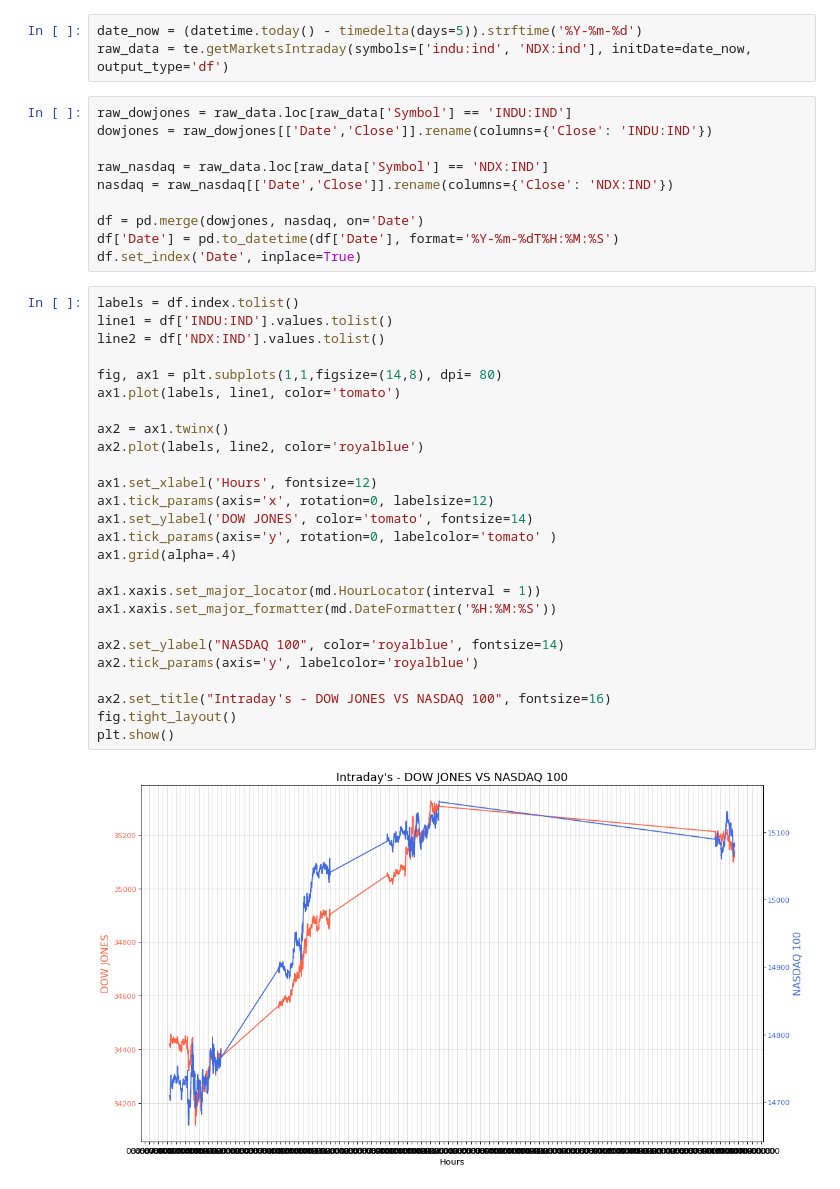
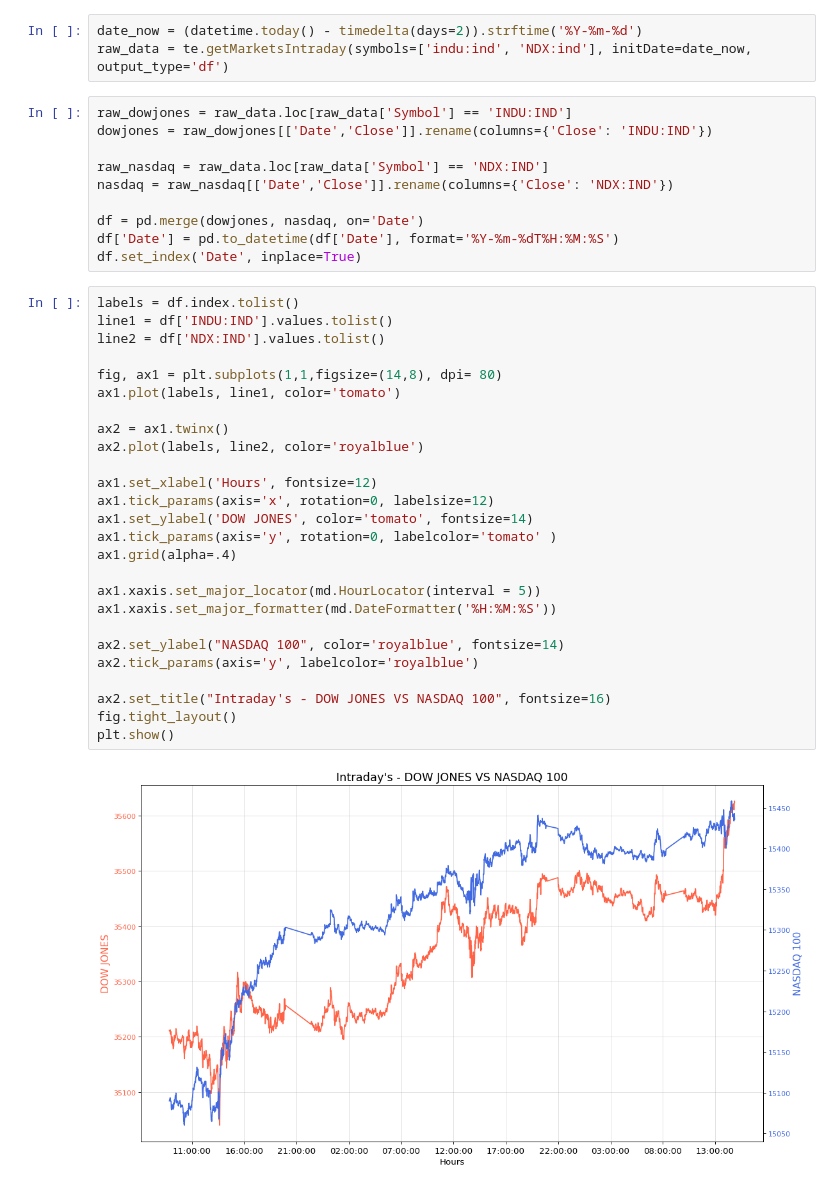
Before and after one commit to tradingeconomics/notebooks, a Jupyter notebook: Stocks/StockIndexesIntraday.ipynb, the cells around one changed output. Drawn from its saved outputs; the diff is of its cells as text.

Commit message:
Fixed dates on plot

```diff
--- a/Stocks/StockIndexesIntraday.ipynb
+++ b/Stocks/StockIndexesIntraday.ipynb
@@ -13,7 +13,7 @@ te.login('jupyter:jupyter'); # Signup for a free API key at https://developer.tr
 # %% [raw]
 Importing data
 # %%
-date_now = (datetime.today() - timedelta(days=5)).strftime('%Y-%m-%d')
+date_now = (datetime.today() - timedelta(days=2)).strftime('%Y-%m-%d')
 raw_data = te.getMarketsIntraday(symbols=['indu:ind', 'NDX:ind'], initDate=date_now, output_type='df')
 # %%
 raw_dowjones = raw_data.loc[raw_data['Symbol'] == 'INDU:IND']
@@ -28,28 +28,28 @@ df.set_index('Date', inplace=True)
 # %%
 labels = df.index.tolist()
 line1 = df['INDU:IND'].values.tolist()
 line2 = df['NDX:IND'].values.tolist()
 
 fig, ax1 = plt.subplots(1,1,figsize=(14,8), dpi= 80)
 ax1.plot(labels, line1, color='tomato')
 
 ax2 = ax1.twinx()
 ax2.plot(labels, line2, color='royalblue')
 
 ax1.set_xlabel('Hours', fontsize=12)
 ax1.tick_params(axis='x', rotation=0, labelsize=12)
 ax1.set_ylabel('DOW JONES', color='tomato', fontsize=14)
 ax1.tick_params(axis='y', rotation=0, labelcolor='tomato' )
 ax1.grid(alpha=.4)
 
-ax1.xaxis.set_major_locator(md.HourLocator(interval = 1))
+ax1.xaxis.set_major_locator(md.HourLocator(interval = 5))
 ax1.xaxis.set_major_formatter(md.DateFormatter('%H:%M:%S'))
 
 ax2.set_ylabel("NASDAQ 100", color='royalblue', fontsize=14)
 ax2.tick_params(axis='y', labelcolor='royalblue')
 
 ax2.set_title("Intraday's - DOW JONES VS NASDAQ 100", fontsize=16)
 fig.tight_layout()
 plt.show()
 # %% [output]
-[figure, old version]
+[figure, new version]
```
